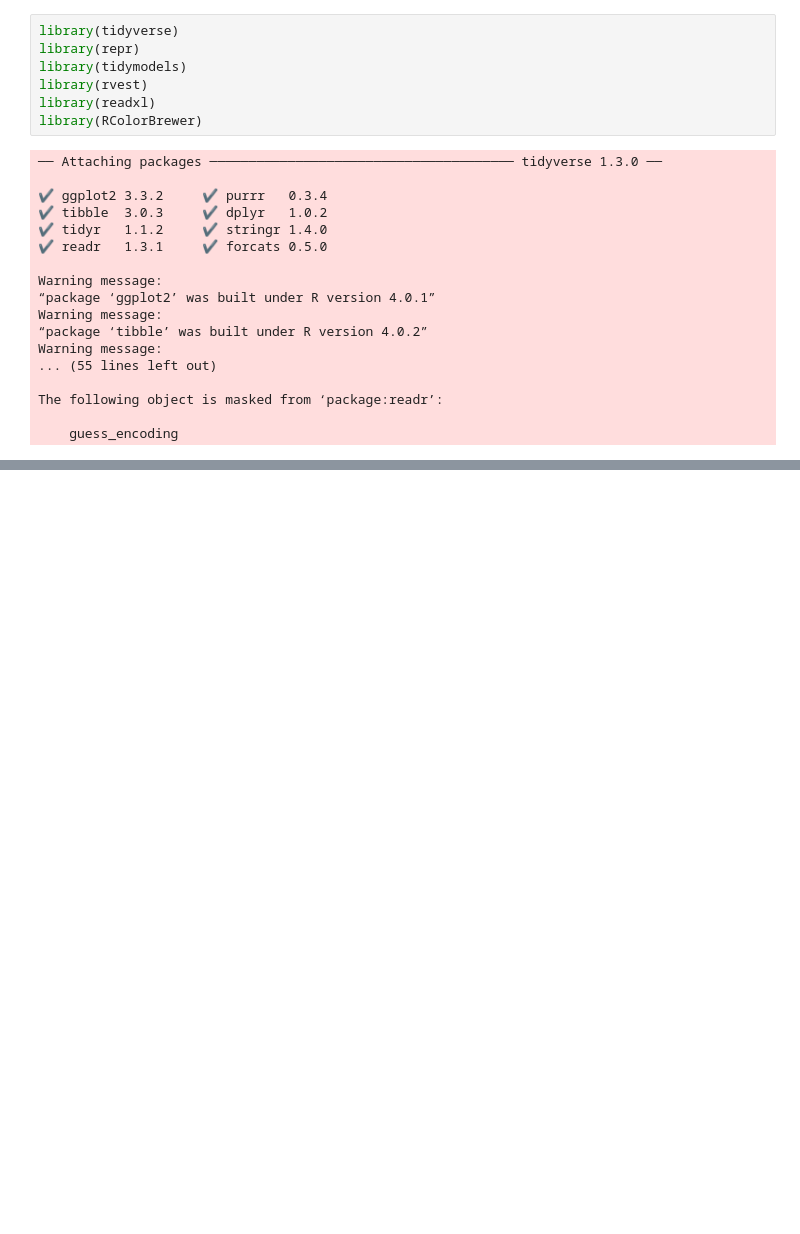
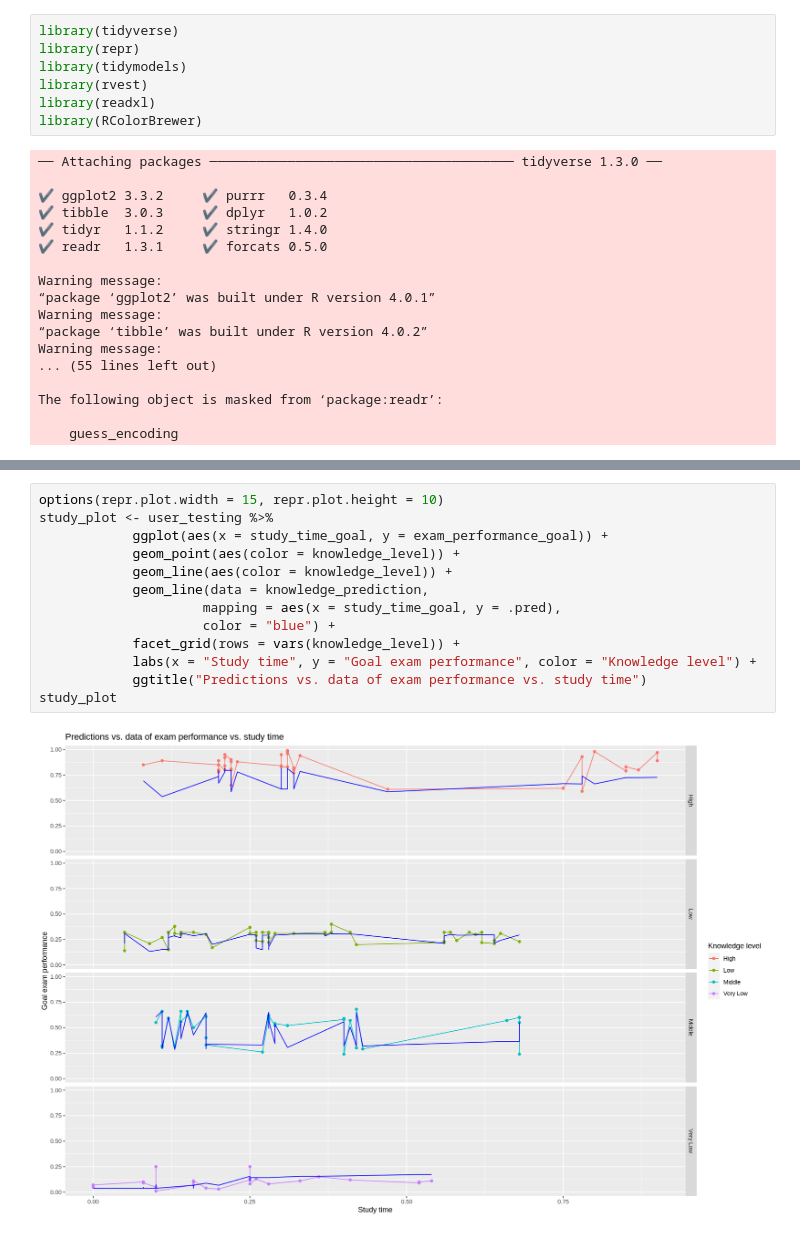
Before and after one commit to MirrenB/DSCI-100-Group-Project, a Jupyter notebook: Regression.ipynb, the cells around one changed output, grey strips where cells are left out. Saved outputs shown, nothing was run; the diff lists cells and outputs as text; blank space fills up the shorter version.

```diff
--- a/Regression.ipynb
+++ b/Regression.ipynb
@@ -142,0 +177,15 @@ A tibble: 1 × 3
+# %%
+options(repr.plot.width = 15, repr.plot.height = 10)
+study_plot <- user_testing %>%
+            ggplot(aes(x = study_time_goal, y = exam_performance_goal)) +
+            geom_point(aes(color = knowledge_level)) +
+            geom_line(aes(color = knowledge_level)) +
+            geom_line(data = knowledge_prediction,
+                     mapping = aes(x = study_time_goal, y = .pred),
+                     color = "blue") +
+            facet_grid(rows = vars(knowledge_level)) +
+            labs(x = "Study time", y = "Goal exam performance", color = "Knowledge level") +
+            ggtitle("Predictions vs. data of exam performance vs. study time")
+study_plot
+# %% [output]
+[figure, added]
```
Also changed, not shown: parts of 4 cells of this notebook.
